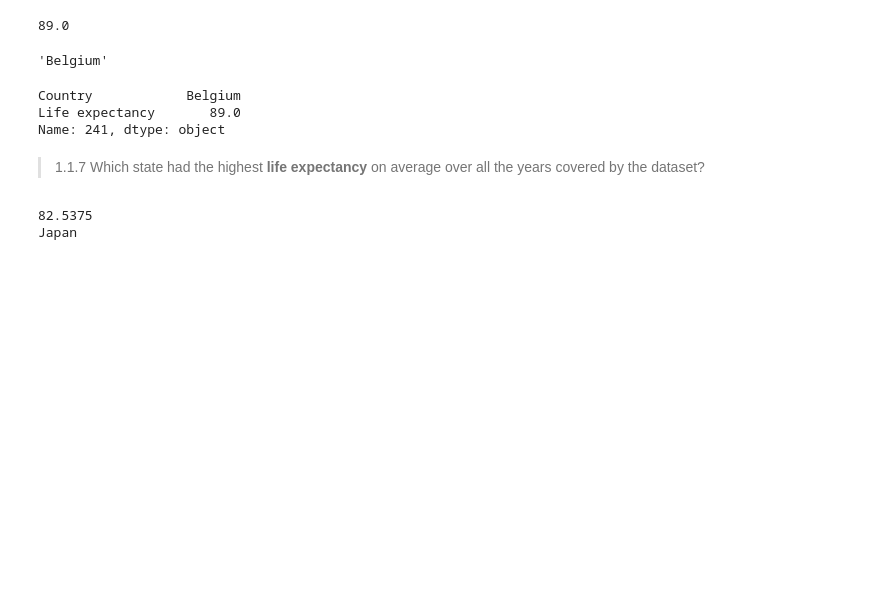
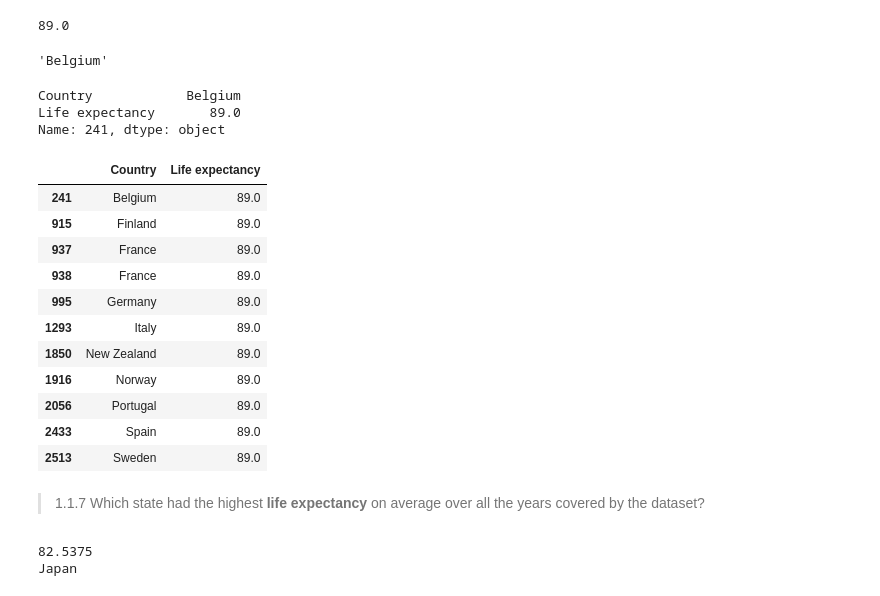
Before and after one commit to vanvan7/DataMining_and_MachineLearning, a Jupyter notebook: Assignment_Q1_to_Q3_2022.ipynb, the cells around one changed output. Cells and saved outputs as stored; diff of their text form; code cells hidden in the pictures; blank space fills up the shorter version.

```diff
--- a/Assignment_Q1_to_Q3_2022.ipynb
+++ b/Assignment_Q1_to_Q3_2022.ipynb
@@ -223,6 +231,23 @@ df_droplife.loc[241,['Country', 'Life expectancy']]
 Country            Belgium
 Life expectancy       89.0
 Name: 241, dtype: object
+# %%
+#Check if there are other Countries with the same Life expectancy
+#There are 11 Countries which have the same value
+df_droplife.loc[:,['Country', 'Life expectancy']][df_droplife['Life expectancy'] == 89.0]
+# %% [output]
+|  | Country | Life expectancy |
+| 241 | Belgium | 89.0 |
+| 915 | Finland | 89.0 |
+| 937 | France | 89.0 |
+| 938 | France | 89.0 |
+| 995 | Germany | 89.0 |
+| 1293 | Italy | 89.0 |
+| 1850 | New Zealand | 89.0 |
+| 1916 | Norway | 89.0 |
+| 2056 | Portugal | 89.0 |
+| 2433 | Spain | 89.0 |
+| 2513 | Sweden | 89.0 |
 # %% [markdown]
 >1.1.7 Which state had the highest **life expectancy** on average over all the years covered by the dataset?
 # %%
```
Also changed, not shown: parts of 21 cells of this notebook.
